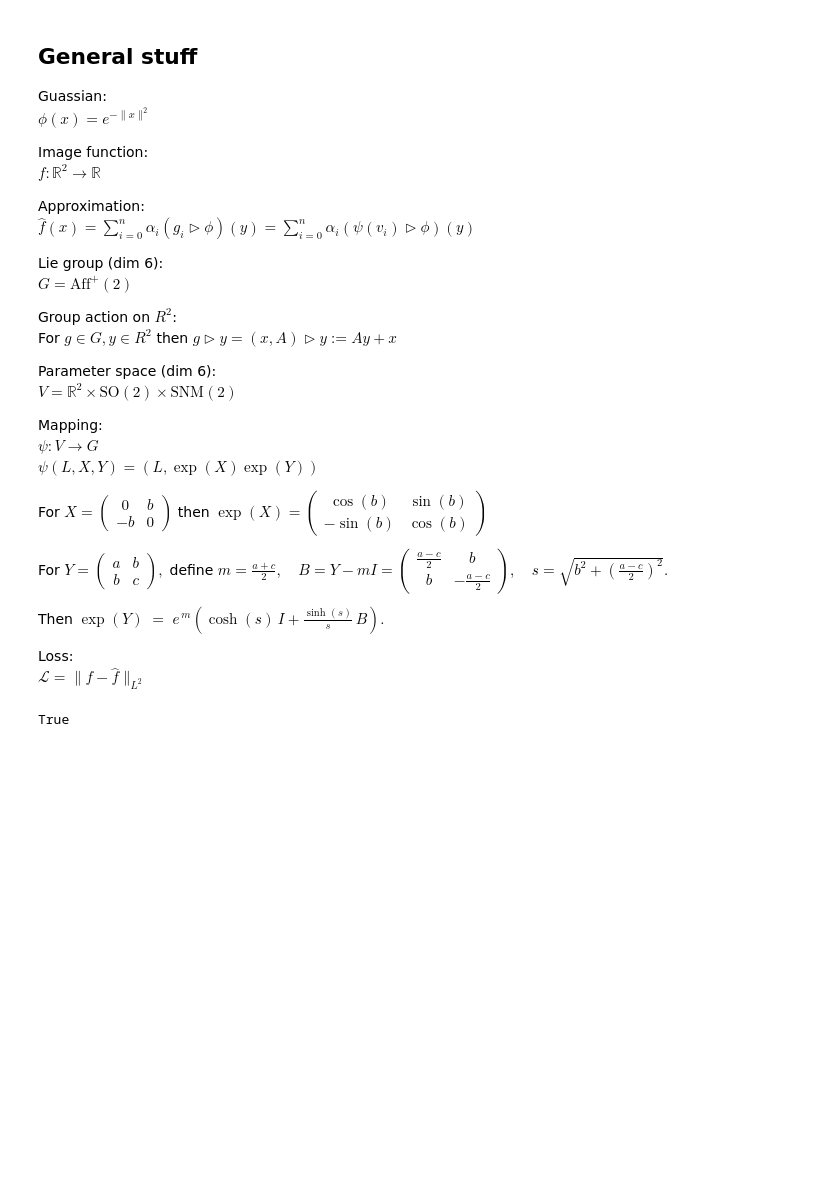
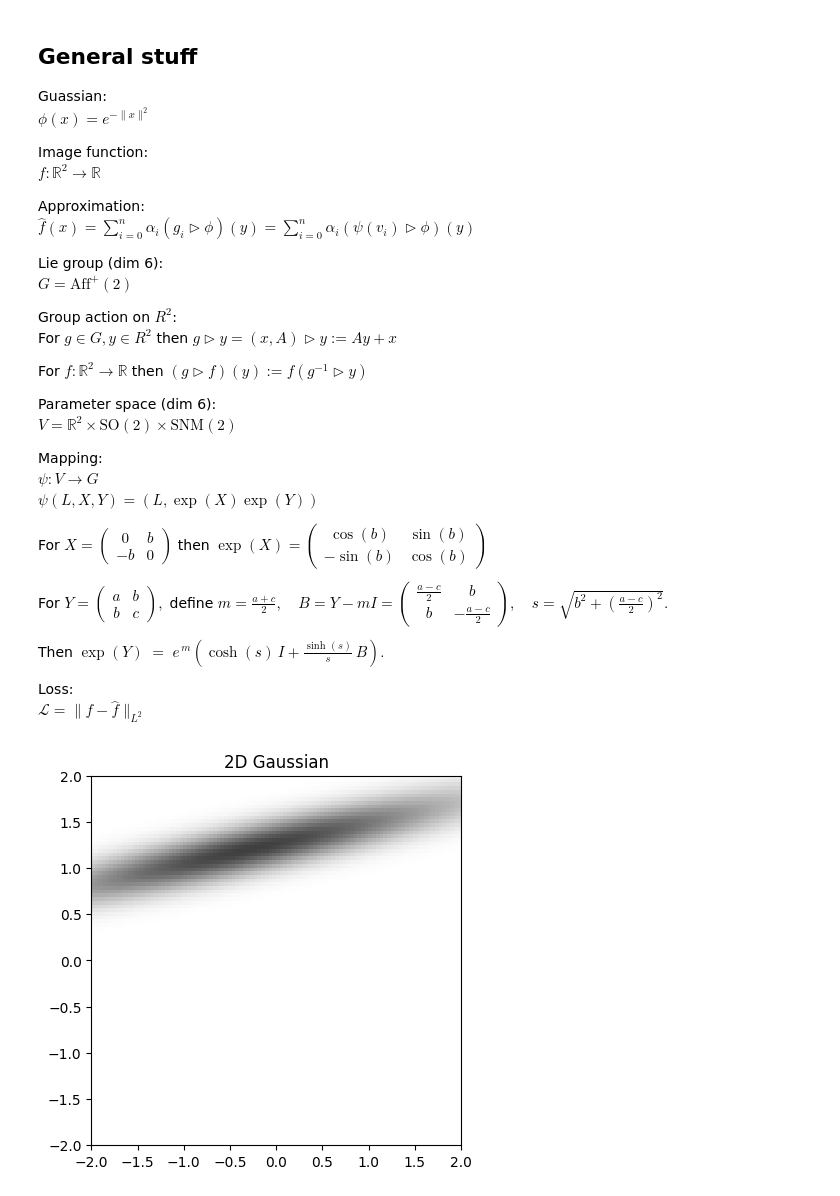
Before and after one commit to SuperVK/sparse-image-repr-bep, a Jupyter notebook: project.ipynb, the cells around one changed output. Saved outputs shown, nothing was run; the diff lists cells and outputs as text; code cells hidden in the pictures; blank space fills up the shorter version.

```diff
--- a/project.ipynb
+++ b/project.ipynb
@@ -14,6 +14,8 @@ $G = \text{Aff}^+(2)$
 
 Group action on $R^2$:\
 For $g \in G, y \in R^2$ then $g \triangleright y = (x, A) \triangleright y := Ay + x$
+
+For $f : \mathbb{R}^2 \to \mathbb{R}$ then $(g \triangleright f)(y) := f(g^{-1} \triangleright y)$
 
 Parameter space (dim 6):\
 $V = \mathbb{R}^2 \times \text{SO}(2) \times \text{SNM}(2)$
@@ -50,6 +52,17 @@ Loss:\
 $\mathcal{L} = \|f-\hat{f}\|_{L^2}$
 # %%
 import torch
-torch.cuda.is_available()
+import numpy as np
+import math
-# %% [output]
-True
+# %%
+# Group actions
+
+def group_action(x: torch.Tensor, A: torch.Tensor, y: torch.Tensor) -> torch.Tensor:
+    return torch.einsum('bjk,bk->bj', A, y) + x
+
+def group_action_inv(x: torch.Tensor, A: torch.Tensor, y: torch.Tensor) -> torch.Tensor:
+    return torch.einsum('bjk,bk->bj', torch.linalg.inv(A), y - x)
+
+def group_action_func(x: torch.Tensor, A: torch.Tensor, y: torch.Tensor, f: callable) -> torch.Tensor:
+    y_inv = group_action_inv(x, A, y)
+    return f(y_inv)
@@ -56 +128,32 @@ True
+# %%
+
+# plot 2D image of gaussian function
+
+import matplotlib.pyplot as plt
+
+# Create a grid of points
+xv, yv = np.meshgrid(np.linspace(-2, 2, 100), np.linspace(-2, 2, 100))
+points = np.stack([xv, yv], axis=-1)  # shape (100, 100, 2)
+
+x = torch.tensor([-0.2805,1.2112])
+# 1.1102,  0.7595, -0.3787, -1.3284,  0.3944, -0.2805,  1.2112
+
+a = torch.tensor([0.7595])
+b = torch.tensor([-0.3787])
+c = torch.tensor([-1.3284])
+theta = torch.tensor([0.3944])
+
+Y = torch.tensor([[a, b], [b, c]], dtype=torch.float)
+
+# Evaluate gaussian at each point
+gauss_img = np.zeros((100, 100))
+for i in range(100):
+	for j in range(100):
+		gauss_img[i, j] = torch.sigmoid(torch.tensor(1.1102))*group_action_func(x, exp_SO(theta) @ exp_SNM(Y), torch.tensor([points[i, j]], dtype=torch.float), gaussian)
+
+plt.title("2D Gaussian")
+plt.imshow(1 - gauss_img, extent=[-2, 2, -2, 2], origin='lower', cmap='gray', vmin=0, vmax=1)
+plt.show()
+# %% [output]
+[figure, added]
 # %%
```
Also changed, not shown: parts of 6 cells of this notebook.
